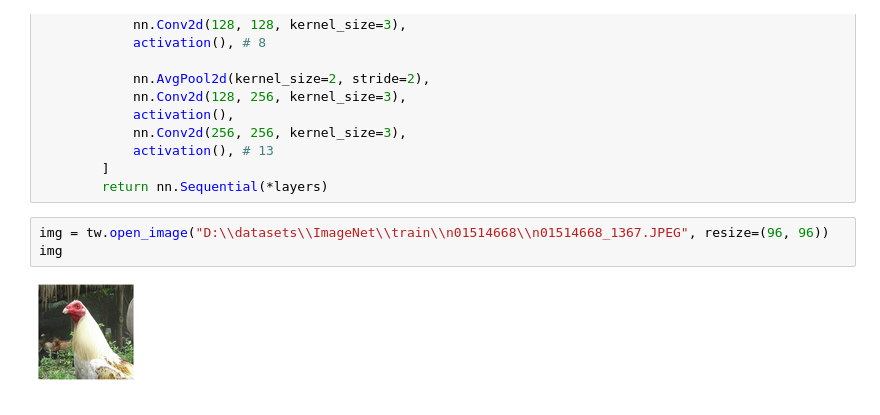
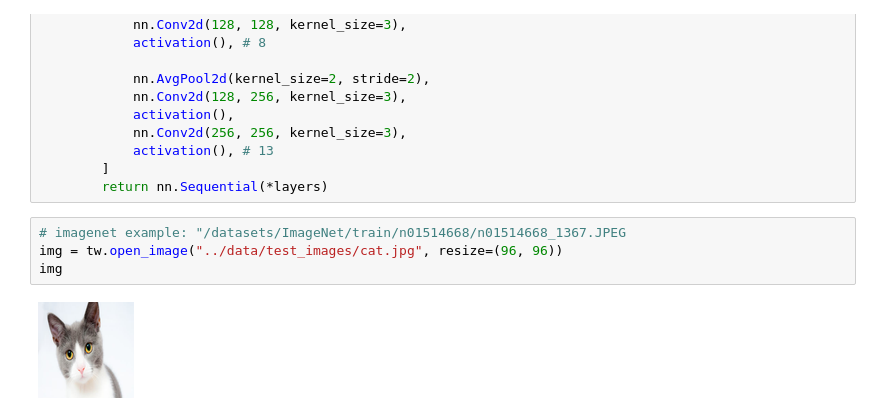
Before and after one commit to microsoft/tensorwatch, a Jupyter notebook: notebooks/receptive_field.ipynb, the cells around one changed output. Cells and saved outputs as stored; diff of their text form.

Commit message:
pre/post train test pass

```diff
--- a/notebooks/receptive_field.ipynb
+++ b/notebooks/receptive_field.ipynb
@@ -46,10 +46,11 @@ class SimpleVGG(nn.Module):
         ]
         return nn.Sequential(*layers)
 # %%
-img = tw.open_image("D:\\datasets\\ImageNet\\train\\n01514668\\n01514668_1367.JPEG", resize=(96, 96))
+# imagenet example: "/datasets/ImageNet/train/n01514668/n01514668_1367.JPEG
+img = tw.open_image("../data/test_images/cat.jpg", resize=(96, 96))
 img
 # %% [output]
-[figure, old version]
+[figure, new version]
 # %%
 model = SimpleVGG()
 tw.plot_receptive_field(model, img)
```
Also changed, not shown: parts of 2 cells of this notebook, 9 other files.
